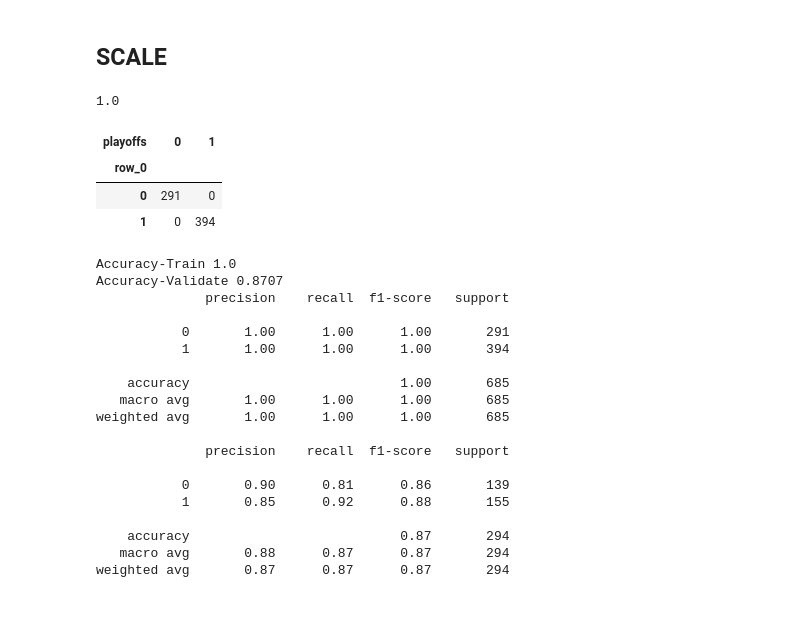
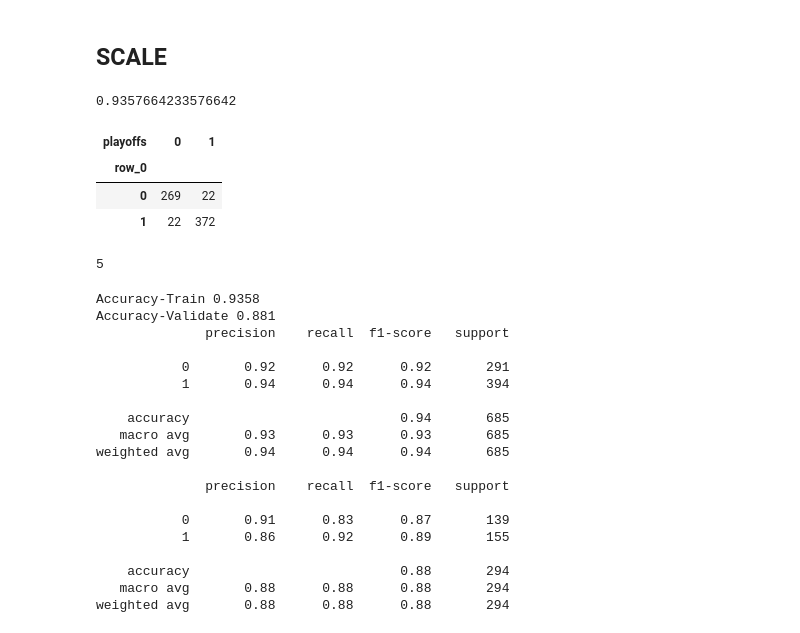
Before and after one commit to RichardAlcabes22/nba_project, a Jupyter notebook: nba_playoff_model.ipynb, the cells around one changed output. Saved outputs shown, nothing was run; the diff lists cells and outputs as text; code cells hidden in the pictures.

```diff
--- a/nba_playoff_model.ipynb
+++ b/nba_playoff_model.ipynb
@@ -180,8 +193,8 @@ dtc_feat_df.sort_values('coef',ascending=False)
 ## RFC maxDepth=
 # %%
 # create the Random Forest model
-rf1 = RandomForestClassifier(n_estimators=301,max_depth=4,min_samples_leaf=1)
-# fit the model to the TRAIN dataset:
+rf1 = RandomForestClassifier(n_estimators=201,max_depth=6,min_samples_leaf=1)
+# fit the model to the TRAIN dataset1
 rf1.fit(X_train, y_train)
 # use the model by calling for the predictions made via the TRAIN dataset
 rf1_preds = rf1.predict(X_train)
@@ -416,39 +429,44 @@ X_train_scaled = sc_X.fit_transform(X_train)
 X_validate_scaled = sc_X.transform(X_validate)
 X_test_scaled = sc_X.transform(X_test)
 # %%
-mlp = MLPClassifier(hidden_layer_sizes=(512,256,128,64,32),activation="relu",random_state=2013)
+mlp = MLPClassifier(hidden_layer_sizes=(256,128,64),activation="relu",random_state=2013,
+                    batch_size=100,solver='sgd')
 mlp.fit(X_train_scaled, y_train)
 mlp_preds = mlp.predict(X_train_scaled)
 print(mlp.score(X_train_scaled, y_train))
 pd.crosstab(mlp_preds,y_train) # a confusion matrix with ACTUALS as columns and PREDICTIONS as rows
 # %% [output]
-1.0
+0.9357664233576642
 | playoffs | 0 | 1 |
 | row_0 |  |  |
-| 0 | 291 | 0 |
-| 1 | 0 | 394 |
+| 0 | 269 | 22 |
+| 1 | 22 | 372 |
+# %%
+mlp.n_layers_
+# %% [output]
+5
 # %%
 print(f'Accuracy-Train {round(mlp.score(X_train_scaled,y_train),4)}')
 print(f'Accuracy-Validate {round(mlp.score(X_validate_scaled,y_validate),4)}')
 print(classification_report(y_train,mlp_preds))
 print(classification_report(y_validate,mlp.predict(X_validate_scaled)))
 # %% [output]
-Accuracy-Train 1.0
-Accuracy-Validate 0.8707
+Accuracy-Train 0.9358
+Accuracy-Validate 0.881
               precision    recall  f1-score   support
 
-           0       1.00      1.00      1.00       291
-           1       1.00      1.00      1.00       394
+           0       0.92      0.92      0.92       291
+           1       0.94      0.94      0.94       394
 
-    accuracy                           1.00       685
-   macro avg       1.00      1.00      1.00       685
-weighted avg       1.00      1.00      1.00       685
+    accuracy                           0.94       685
+   macro avg       0.93      0.93      0.93       685
+weighted avg       0.94      0.94      0.94       685
 
               precision    recall  f1-score   support
 
-           0       0.90      0.81      0.86       139
-           1       0.85      0.92      0.88       155
+           0       0.91      0.83      0.87       139
+           1       0.86      0.92      0.89       155
 
-    accuracy                           0.87       294
-   macro avg       0.88      0.87      0.87       294
-weighted avg       0.87      0.87      0.87       294
+    accuracy                           0.88       294
+   macro avg       0.88      0.88      0.88       294
+weighted avg       0.88      0.88      0.88       294
```
Also changed, not shown: parts of 16 cells of this notebook, 2 other files.
